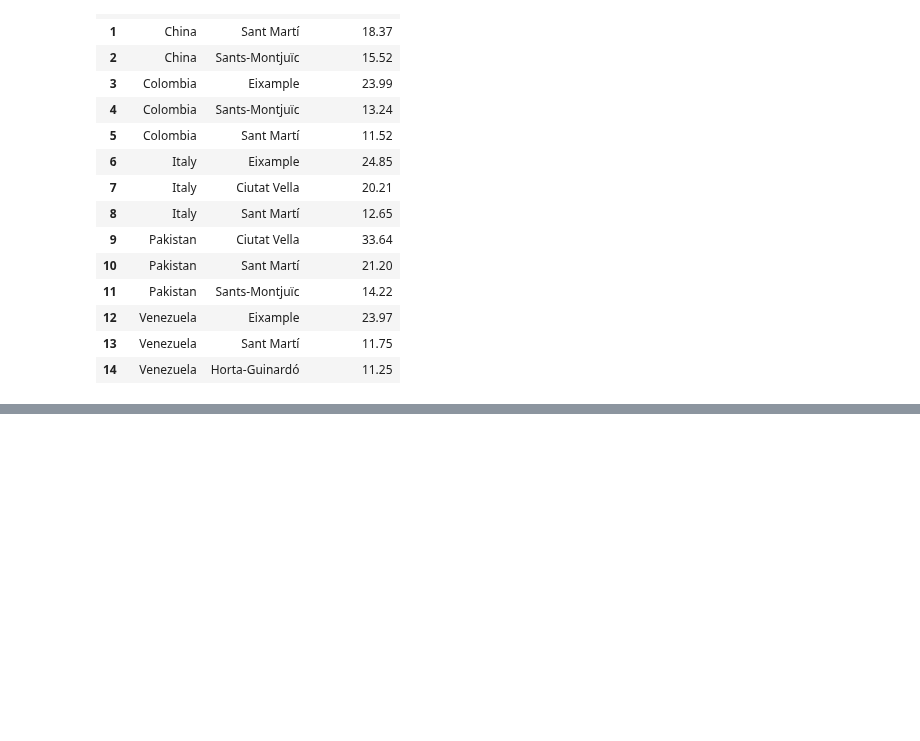
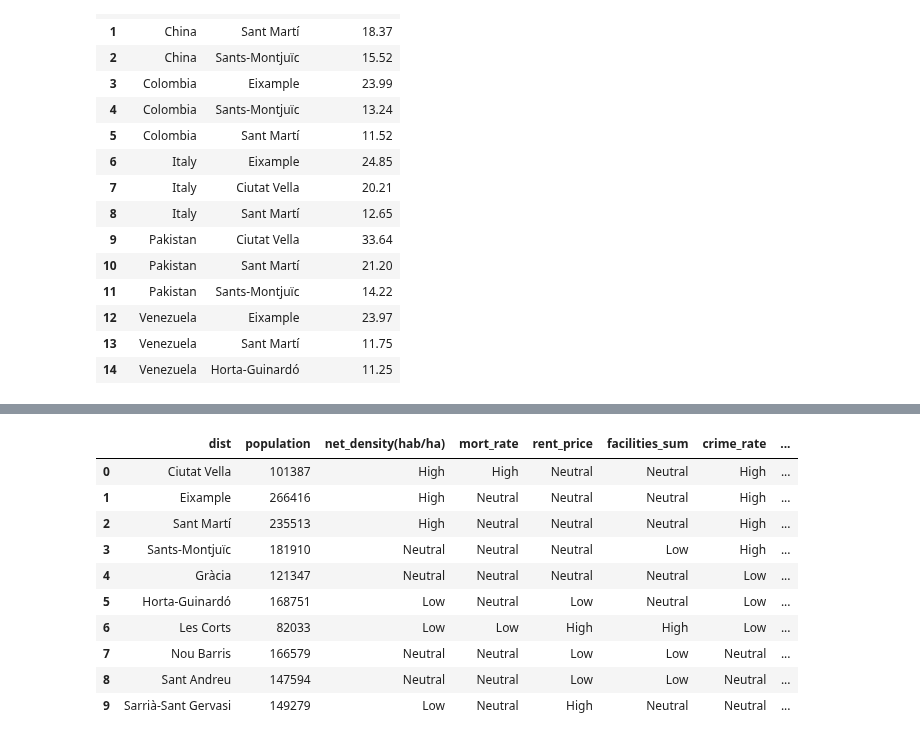
Before and after one commit to ta-data-bcn/Project-Week-2-Barcelona, a Jupyter notebook: your-project/immigration.ipynb, the cells around one changed output, grey strips where cells are left out. Drawn from its saved outputs; the diff is of its cells as text; code cells hidden in the pictures; blank space fills up the shorter version.

```diff
--- a/your-project/immigration.ipynb
+++ b/your-project/immigration.ipynb
@@ -575,0 +578,5 @@ immi_countries_perc
+# %%
+population_ranked = pd.read_csv("../datasets/Data_filtered/Population_ranked.csv", index_col=0)
+population_ranked = population_ranked[['dist', 'population', 'net_density(hab/ha)', 'mort_rate',
+       'rent_price', 'facilities_sum', 'crime_rate']]
+population_ranked
@@ -575,0 +612,5 @@ immi_countries_perc
+# %%
+df_foreign_compare = df_foreign.groupby("dist").aggregate({"num_immi_foreign":"sum",
+                             "population":"sum",
+                            "perc_immi_foreign":"mean"}).sort_values("perc_immi_foreign", ascending=False)
+df_foreign_compare
@@ -575,0 +630,16 @@ immi_countries_perc
+# %%
+new_df = pd.merge(population_ranked, df_foreign_compare, on="population", how="left")
+# %%
+new_df
+# %% [output]
+|  | dist | population | net_density(hab/ha) | mort_rate | rent_price | facilities_sum | crime_rate | ... |
+| 0 | Ciutat Vella | 101387 | High | High | Neutral | Neutral | High | ... |
+| 1 | Eixample | 266416 | High | Neutral | Neutral | Neutral | High | ... |
+| 2 | Sant Martí | 235513 | High | Neutral | Neutral | Neutral | High | ... |
+| 3 | Sants-Montjuïc | 181910 | Neutral | Neutral | Neutral | Low | High | ... |
+| 4 | Gràcia | 121347 | Neutral | Neutral | Neutral | Neutral | Low | ... |
+| 5 | Horta-Guinardó | 168751 | Low | Neutral | Low | Neutral | Low | ... |
+| 6 | Les Corts | 82033 | Low | Low | High | High | Low | ... |
+| 7 | Nou Barris | 166579 | Neutral | Neutral | Low | Low | Neutral | ... |
+| 8 | Sant Andreu | 147594 | Neutral | Neutral | Low | Low | Neutral | ... |
+| 9 | Sarrià-Sant Gervasi | 149279 | Low | Neutral | High | Neutral | Neutral | ... |
```
Also changed, not shown: parts of 15 cells of this notebook, 1 other file.
